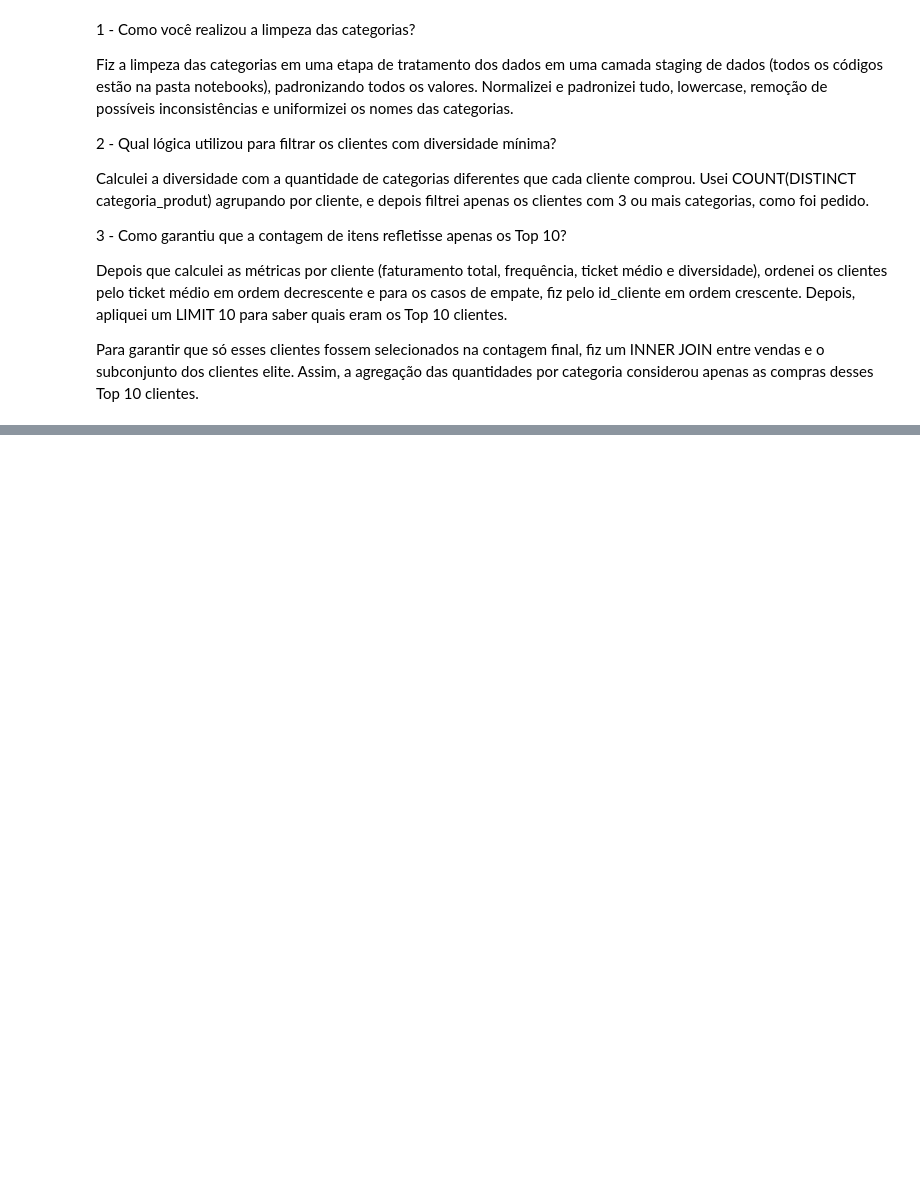
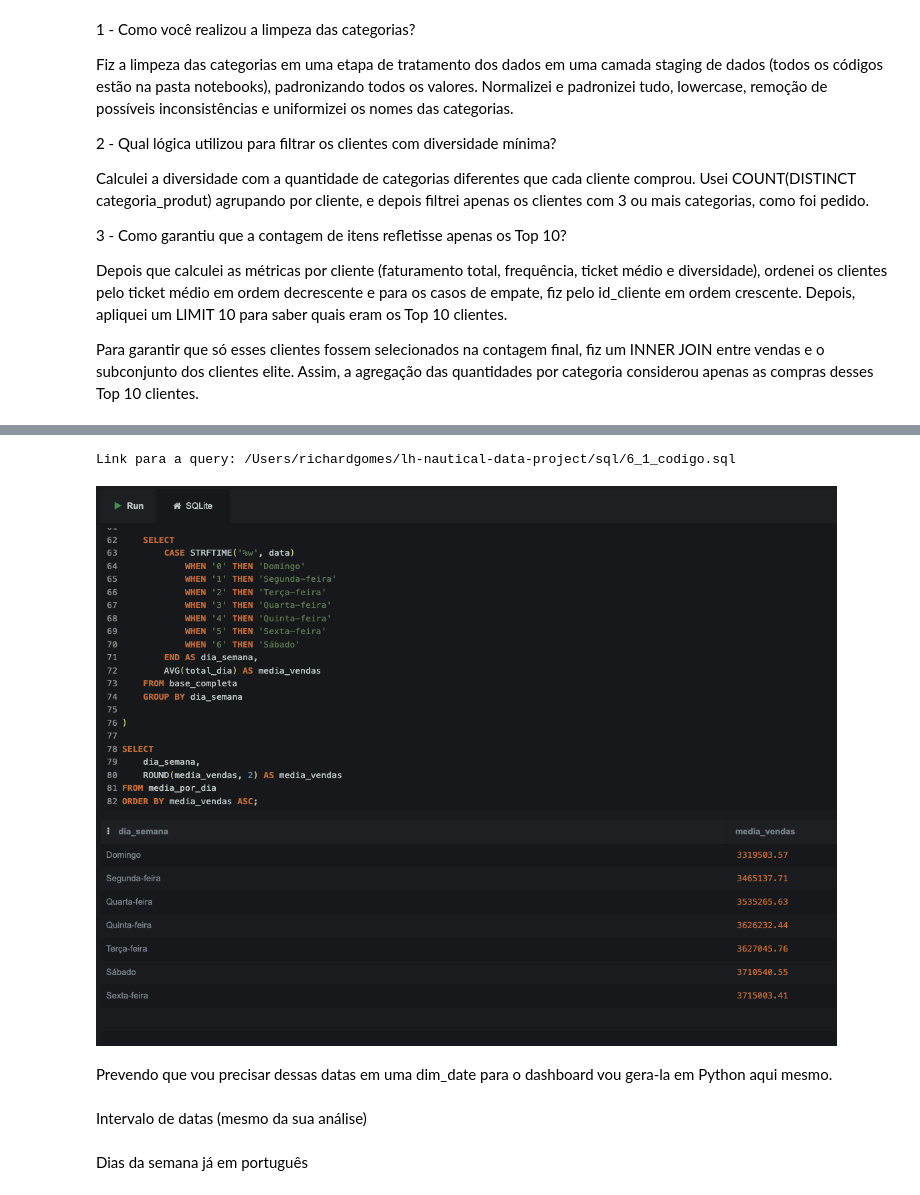
Before and after one commit to RichardGomesData/lh-nautical-data-project, a Jupyter notebook: notebooks/01_lh_nautical_analysis.ipynb, the cells around one changed output, grey strips where cells are left out. Drawn from its saved outputs; the diff is of its cells as text; code cells hidden in the pictures; blank space fills up the shorter version.

```diff
--- a/notebooks/01_lh_nautical_analysis.ipynb
+++ b/notebooks/01_lh_nautical_analysis.ipynb
@@ -1218,0 +1238,17 @@ Para garantir que só esses clientes fossem selecionados na contagem final, fiz
+# %%
+query_path = SQL_PATH / "6_1_codigo.sql"
+
+with open(query_path, "r", encoding="utf-8") as f:
+    query = f.read()
+
+print(f"Link para a query: {SQL_PATH / '6_1_codigo.sql'}")
+# %% [output]
+Link para a query: /Users/richardgomes/lh-nautical-data-project/sql/6_1_codigo.sql
+# %%
+display(Image(filename=IMAGES_PATH / "6_1_codigo.png"))
+# %% [output]
+[figure, added]
+# %% [markdown]
+Prevendo que vou precisar dessas datas em uma dim_date para o dashboard vou gera-la em Python aqui mesmo.
+# %% [markdown]
+Intervalo de datas (mesmo da sua análise)
@@ -1218,0 +1257,2 @@ Para garantir que só esses clientes fossem selecionados na contagem final, fiz
+# %% [markdown]
+Dias da semana já em português
```
Also changed, not shown: parts of 9 cells of this notebook, 11 other files.
